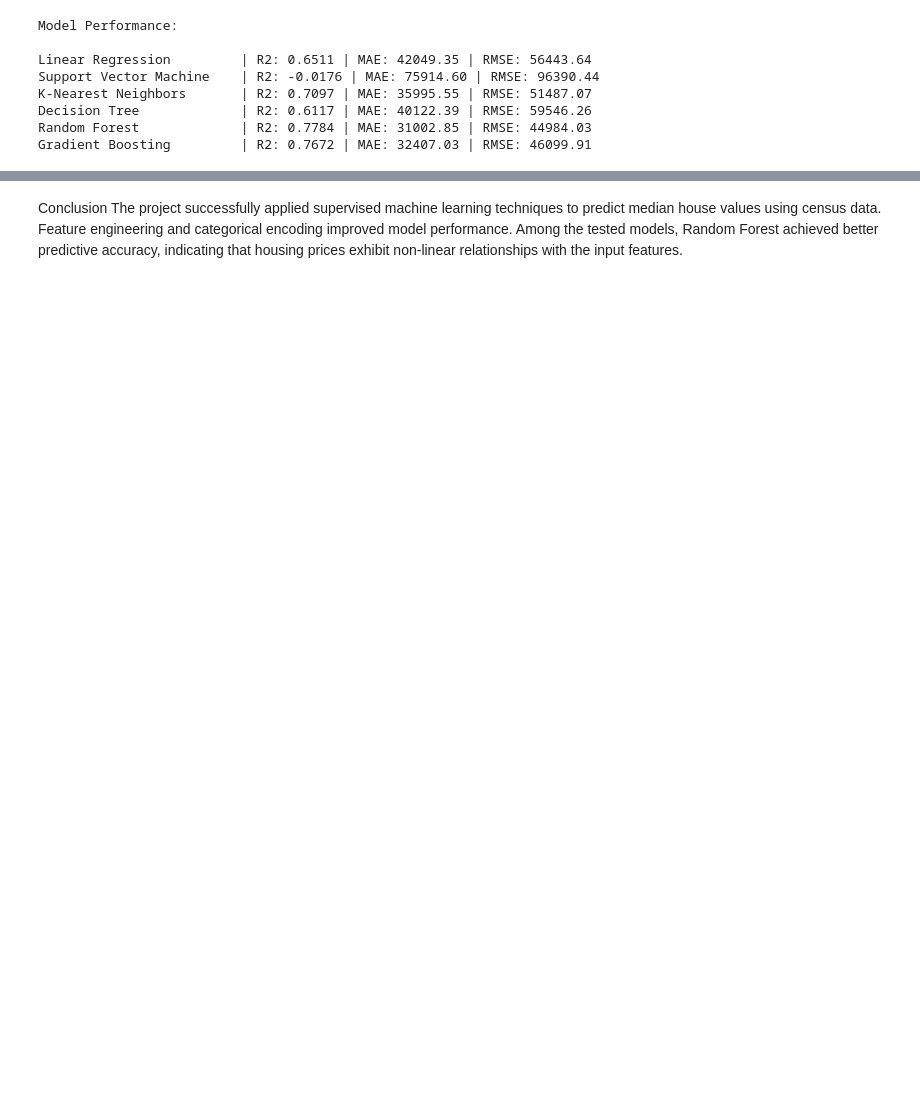
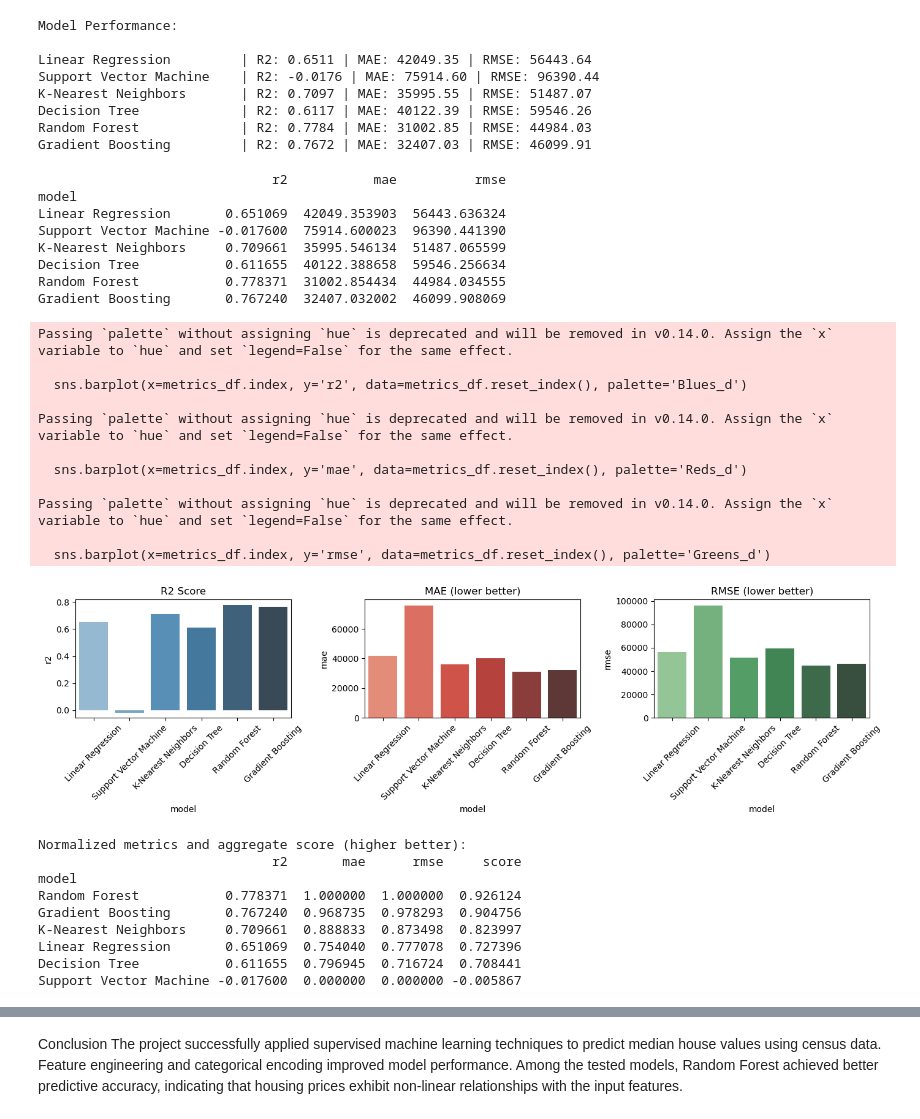
Before and after one commit to mohabtamernegmelden/Machine-Learning-Project-California-Housing-Price-Prediction, a Jupyter notebook: Project python.ipynb, the cells around one changed output, grey strips where cells are left out. Cells and saved outputs as stored; diff of their text form; code cells hidden in the pictures; blank space fills up the shorter version.

```diff
--- a/Project python.ipynb
+++ b/Project python.ipynb
@@ -423,3 +465,59 @@ K-Nearest Neighbors       | R2: 0.7097 | MAE: 35995.55 | RMSE: 51487.07
 Decision Tree             | R2: 0.6117 | MAE: 40122.39 | RMSE: 59546.26
 Random Forest             | R2: 0.7784 | MAE: 31002.85 | RMSE: 44984.03
 Gradient Boosting         | R2: 0.7672 | MAE: 32407.03 | RMSE: 46099.91
+# %%
+metrics_df = pd.DataFrame(results, columns=['model','r2','mae','rmse']).set_index('model')
+print(metrics_df)
+
+plt.figure(figsize=(14,4))
+plt.subplot(1,3,1)
+sns.barplot(x=metrics_df.index, y='r2', data=metrics_df.reset_index(), palette='Blues_d')
+plt.xticks(rotation=45); plt.title('R2 Score')
+
+plt.subplot(1,3,2)
+sns.barplot(x=metrics_df.index, y='mae', data=metrics_df.reset_index(), palette='Reds_d')
+plt.xticks(rotation=45); plt.title('MAE (lower better)')
+
+plt.subplot(1,3,3)
+sns.barplot(x=metrics_df.index, y='rmse', data=metrics_df.reset_index(), palette='Greens_d')
+plt.xticks(rotation=45); plt.title('RMSE (lower better)')
+
+plt.tight_layout()
+plt.show()
+
+norm = metrics_df.copy()
+norm['mae'] = 1 - (norm['mae'] - norm['mae'].min()) / (norm['mae'].max() - norm['mae'].min())
+norm['rmse'] = 1 - (norm['rmse'] - norm['rmse'].min()) / (norm['rmse'].max() - norm['rmse'].min())
+norm['score'] = norm[['r2','mae','rmse']].mean(axis=1)
+print("\nNormalized metrics and aggregate score (higher better):")
+print(norm[['r2','mae','rmse','score']].sort_values('score', ascending=False))
+# %% [output]
+                              r2           mae          rmse
+model
+Linear Regression       0.651069  42049.353903  56443.636324
+Support Vector Machine -0.017600  75914.600023  96390.441390
+K-Nearest Neighbors     0.709661  35995.546134  51487.065599
+Decision Tree           0.611655  40122.388658  59546.256634
+Random Forest           0.778371  31002.854434  44984.034555
+Gradient Boosting       0.767240  32407.032002  46099.908069
+Passing `palette` without assigning `hue` is deprecated and will be removed in v0.14.0. Assign the `x` variable to `hue` and set `legend=False` for the same effect.
+
+  sns.barplot(x=metrics_df.index, y='r2', data=metrics_df.reset_index(), palette='Blues_d')
+
+Passing `palette` without assigning `hue` is deprecated and will be removed in v0.14.0. Assign the `x` variable to `hue` and set `legend=False` for the same effect.
+
+  sns.barplot(x=metrics_df.index, y='mae', data=metrics_df.reset_index(), palette='Reds_d')
+
+Passing `palette` without assigning `hue` is deprecated and will be removed in v0.14.0. Assign the `x` variable to `hue` and set `legend=False` for the same effect.
+
+  sns.barplot(x=metrics_df.index, y='rmse', data=metrics_df.reset_index(), palette='Greens_d')
+[figure, added]
+Normalized metrics and aggregate score (higher better):
+                              r2       mae      rmse     score
+model
+Random Forest           0.778371  1.000000  1.000000  0.926124
+Gradient Boosting       0.767240  0.968735  0.978293  0.904756
+K-Nearest Neighbors     0.709661  0.888833  0.873498  0.823997
+Linear Regression       0.651069  0.754040  0.777078  0.727396
+Decision Tree           0.611655  0.796945  0.716724  0.708441
+Support Vector Machine -0.017600  0.000000  0.000000 -0.005867
```
Also changed, not shown: parts of 6 cells of this notebook.
